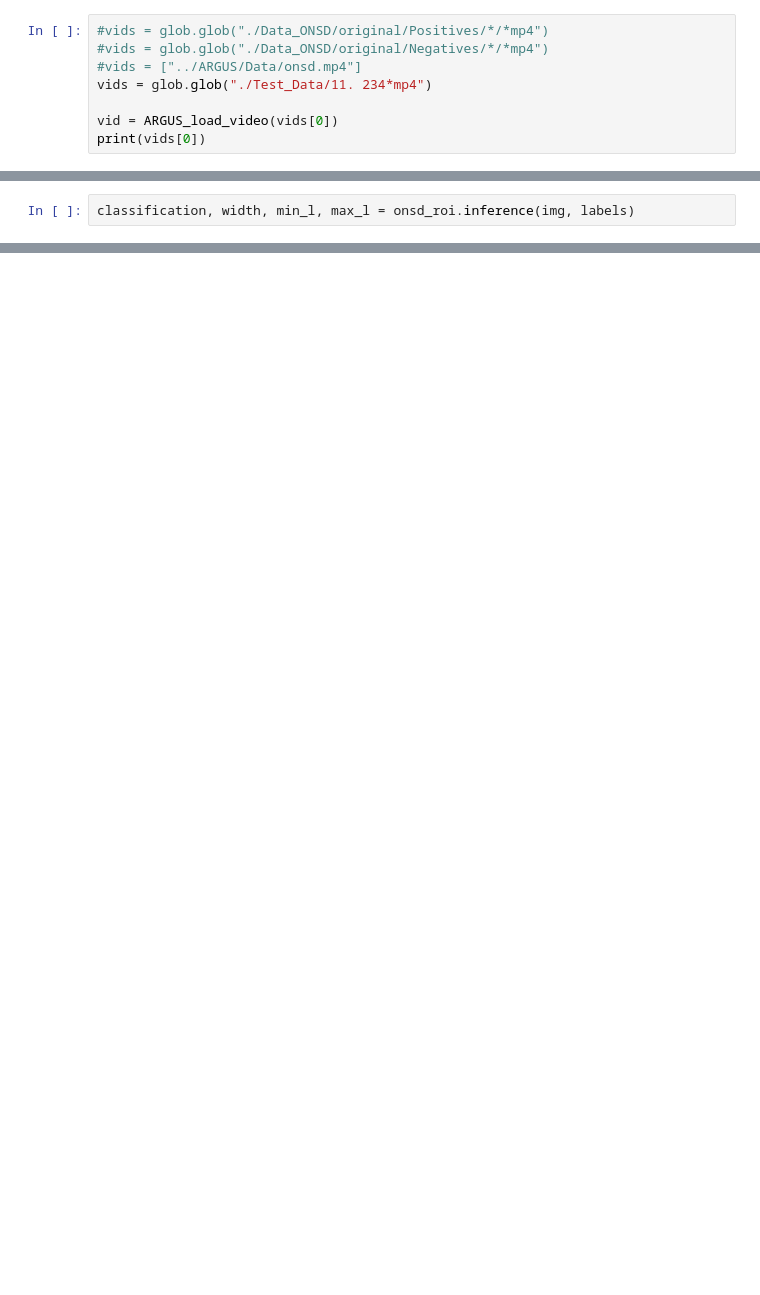
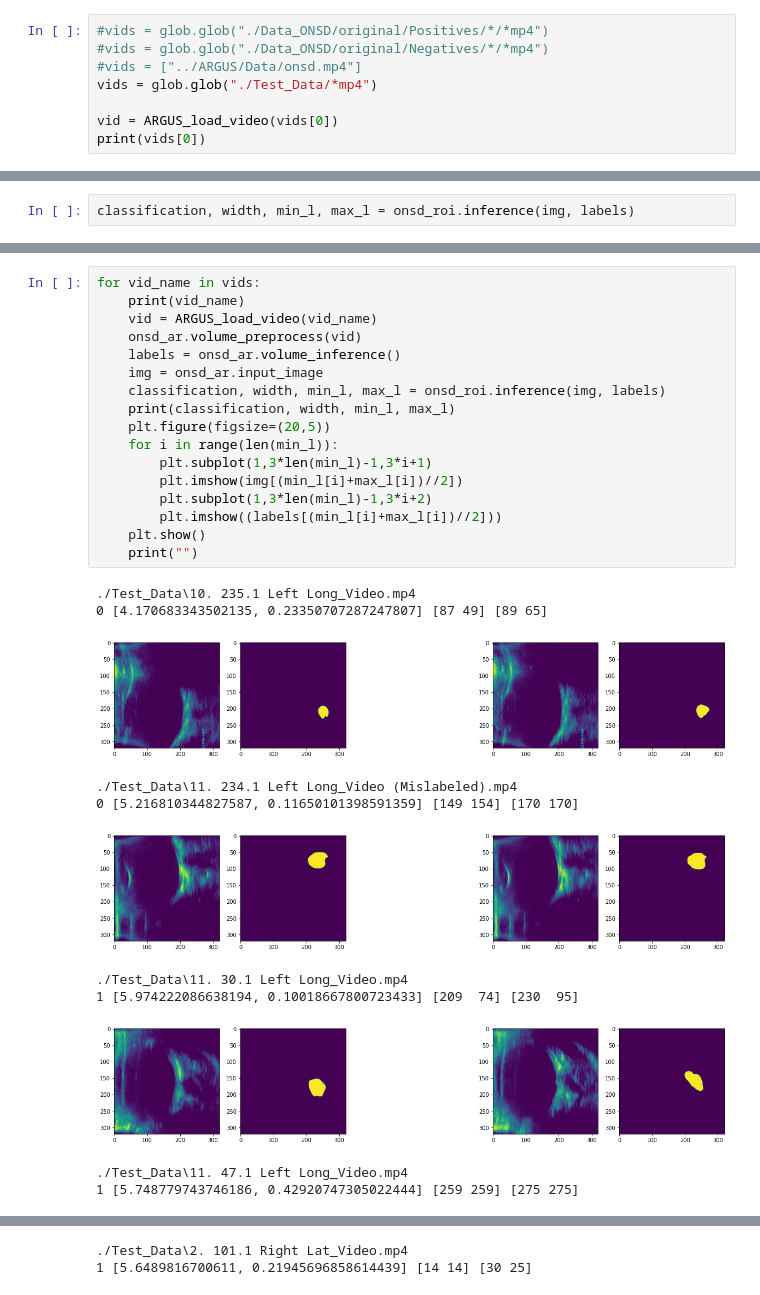
Before and after one commit to KitwareMedical/itkARGUS-DARPA-POCUS_AI-Archive, a Jupyter notebook: ONSD/ARGUS_onsd_workflow_experiment.ipynb, the cells around one changed output, grey strips where cells are left out. Drawn from its saved outputs; the diff is of its cells as text; blank space fills up the shorter version.

```diff
--- a/ONSD/ARGUS_onsd_workflow_experiment.ipynb
+++ b/ONSD/ARGUS_onsd_workflow_experiment.ipynb
@@ -28,7 +28,7 @@ for i,r in enumerate(onsd_ar_best_models):
 #vids = glob.glob("./Data_ONSD/original/Positives/*/*mp4")
 #vids = glob.glob("./Data_ONSD/original/Negatives/*/*mp4")
 #vids = ["../ARGUS/Data/onsd.mp4"]
-vids = glob.glob("./Test_Data/11. 234*mp4")
+vids = glob.glob("./Test_Data/*mp4")
 
 vid = ARGUS_load_video(vids[0])
 print(vids[0])
@@ -80,0 +81,29 @@ print(classification, width, min_l, max_l)
+# %%
+for vid_name in vids:
+    print(vid_name)
+    vid = ARGUS_load_video(vid_name)
+    onsd_ar.volume_preprocess(vid)
+    labels = onsd_ar.volume_inference()
+    img = onsd_ar.input_image
+    classification, width, min_l, max_l = onsd_roi.inference(img, labels)
+    print(classification, width, min_l, max_l)
+    plt.figure(figsize=(20,5))
+    for i in range(len(min_l)):
+        plt.subplot(1,3*len(min_l)-1,3*i+1)
+        plt.imshow(img[(min_l[i]+max_l[i])//2])
+        plt.subplot(1,3*len(min_l)-1,3*i+2)
+        plt.imshow((labels[(min_l[i]+max_l[i])//2]))
+    plt.show()
+    print("")
+# %% [output]
+./Test_Data\10. 235.1 Left Long_Video.mp4
+0 [4.170683343502135, 0.23350707287247807] [87 49] [89 65]
+[figure, added]
+./Test_Data\11. 234.1 Left Long_Video (Mislabeled).mp4
+0 [5.216810344827587, 0.11650101398591359] [149 154] [170 170]
+[figure, added]
+./Test_Data\11. 30.1 Left Long_Video.mp4
+1 [5.974222086638194, 0.10018667800723433] [209  74] [230  95]
+[figure, added]
+./Test_Data\11. 47.1 Left Long_Video.mp4
+1 [5.748779743746186, 0.42920747305022444] [259 259] [275 275]
@@ -80,0 +111,2 @@ print(classification, width, min_l, max_l)
+./Test_Data\2. 101.1 Right Lat_Video.mp4
+1 [5.6489816700611, 0.21945696858614439] [14 14] [30 25]
```
Also changed, not shown: parts of 6 cells of this notebook, 13 other files.
